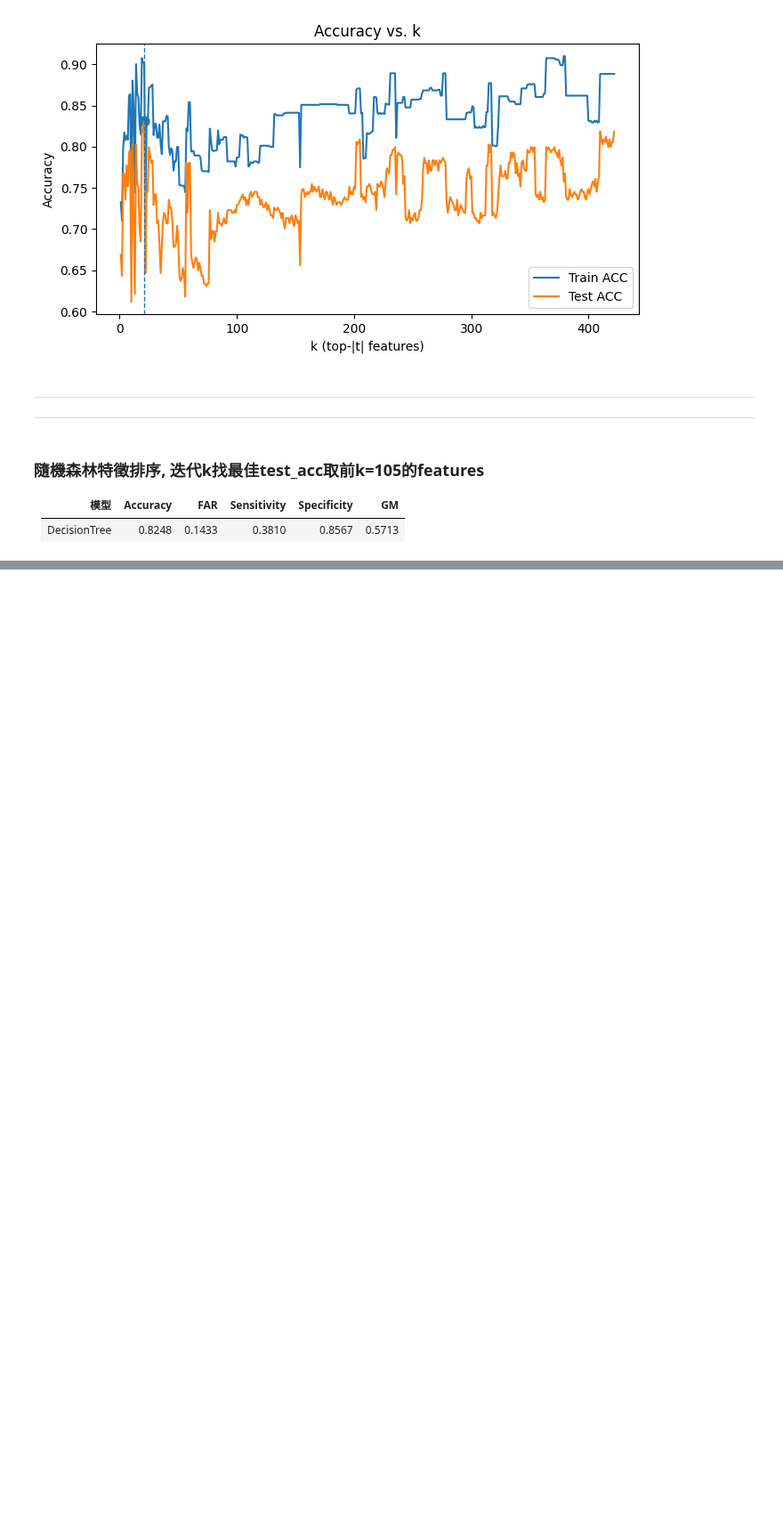
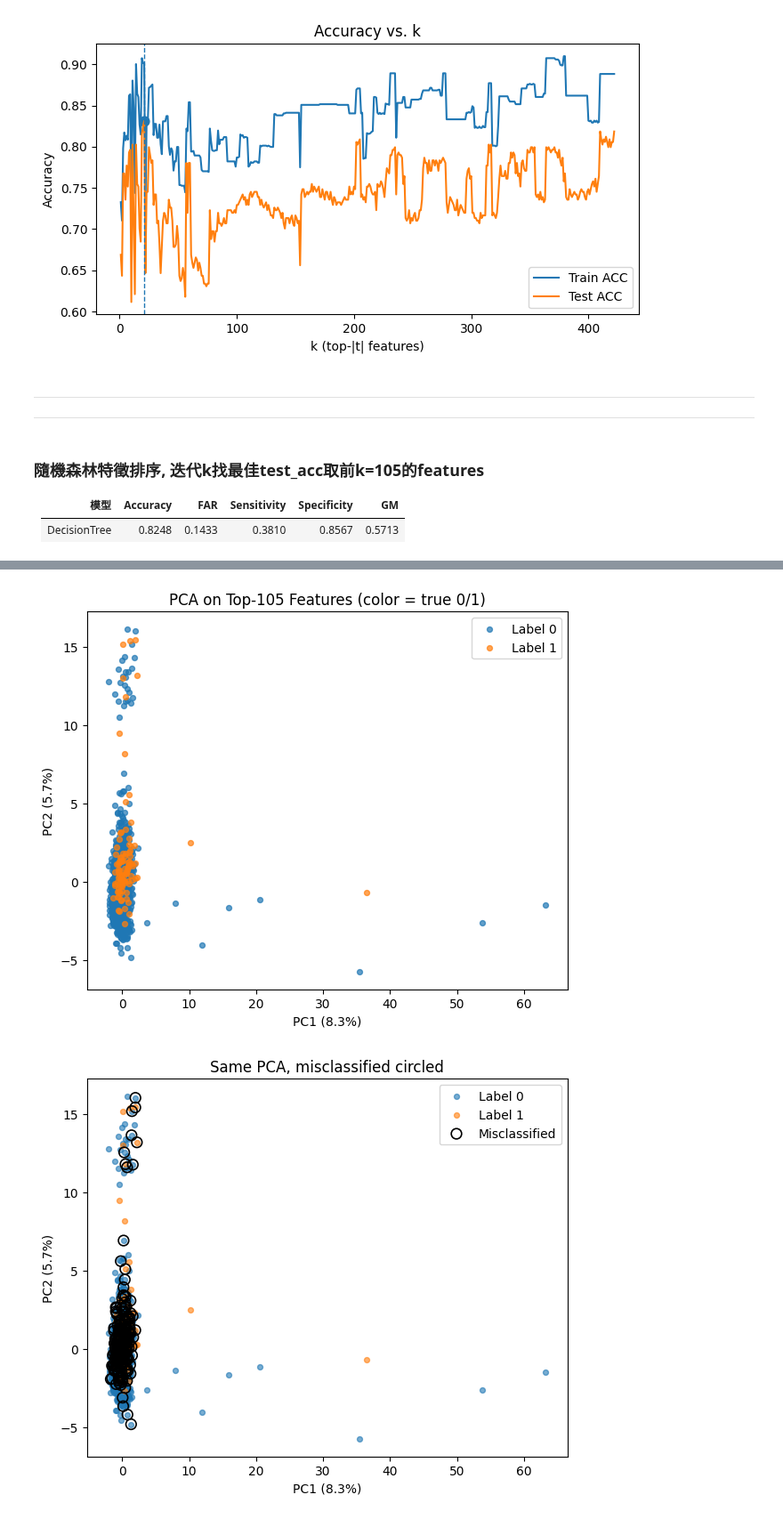
Before and after one commit to JackHuang0125/WHAT_I_DID, a Jupyter notebook: 0 Meeting/0_PAPER_1008.ipynb, the cells around one changed output, grey strips where cells are left out. Shown at 89% size. Cells and saved outputs as stored; diff of their text form; code cells hidden in the pictures; blank space fills up the shorter version.

```diff
--- a/0 Meeting/0_PAPER_1008.ipynb
+++ b/0 Meeting/0_PAPER_1008.ipynb
@@ -362,0 +405,57 @@ except NameError:
+# %%
+# 1) 準備資料：用已經KNN補好的資料取同一組最佳特徵
+Xtr_k = X_train_imp[cols_best].copy()
+Xte_k = X_test_imp[cols_best].copy()
+ytr   = y_train.copy()
+yte   = y_test.copy()
+
+# 2) 標準化與PCA：僅在訓練集fit，測試集transform（避免洩漏）
+scaler = StandardScaler().fit(Xtr_k)
+Xtr_std = scaler.transform(Xtr_k)
+Xte_std = scaler.transform(Xte_k)
+
+pca = PCA(n_components=2, random_state=42).fit(Xtr_std)
+Ztr = pca.transform(Xtr_std)
+Zte = pca.transform(Xte_std)
+
+# 3) 合併便於作圖
+Z_all = np.vstack([Ztr, Zte])
+y_all = np.concatenate([ytr.values, yte.values])
+is_test = np.concatenate([np.zeros(len(ytr), dtype=bool), np.ones(len(yte), dtype=bool)])
+
+# 4) 取得訓練/測試的預測，之後用來標示錯分點（可視化用）
+y_tr_hat_best = best_pipe_dt.predict(X_train[cols_best])  # pipeline 會自己做補值/SMOTE只在fit時
+y_te_hat_best = best_pipe_dt.predict(X_test[cols_best])
+
+y_hat_all = np.concatenate([y_tr_hat_best, y_te_hat_best])
+mis_idx = (y_hat_all != y_all)
+
+# 5) 作圖：用原始0/1上色；第二張圖圈出錯分
+plt.figure(figsize=(6.2,5.2))
+for lab in [0,1]:
+    idx = (y_all == lab)
+    plt.scatter(Z_all[idx,0], Z_all[idx,1], s=18, alpha=0.7, label=f'Label {lab}')
+plt.xlabel(f'PC1 ({pca.explained_variance_ratio_[0]*100:.1f}%)')
+plt.ylabel(f'PC2 ({pca.explained_variance_ratio_[1]*100:.1f}%)')
+plt.title(f'PCA on Top-{len(cols_best)} Features (color = true 0/1)')
+plt.legend()
+plt.tight_layout()
+plt.show()
+
+# 圈出錯分點（空心圈）
+plt.figure(figsize=(6.2,5.2))
+for lab in [0,1]:
+    idx = (y_all == lab)
+    plt.scatter(Z_all[idx,0], Z_all[idx,1], s=18, alpha=0.6, label=f'Label {lab}')
+# 錯分以空心圈突出
+plt.scatter(Z_all[mis_idx,0], Z_all[mis_idx,1], s=70, facecolors='none', edgecolors='k', linewidths=1.2, label='Misclassified')
+
+plt.xlabel(f'PC1 ({pca.explained_variance_ratio_[0]*100:.1f}%)')
+plt.ylabel(f'PC2 ({pca.explained_variance_ratio_[1]*100:.1f}%)')
+plt.title('Same PCA, misclassified circled')
+plt.legend()
+plt.tight_layout()
+plt.show()
+# %% [output]
+[figure, added]
+[figure, added]
```
Also changed, not shown: parts of 11 cells of this notebook, 1 other file.
